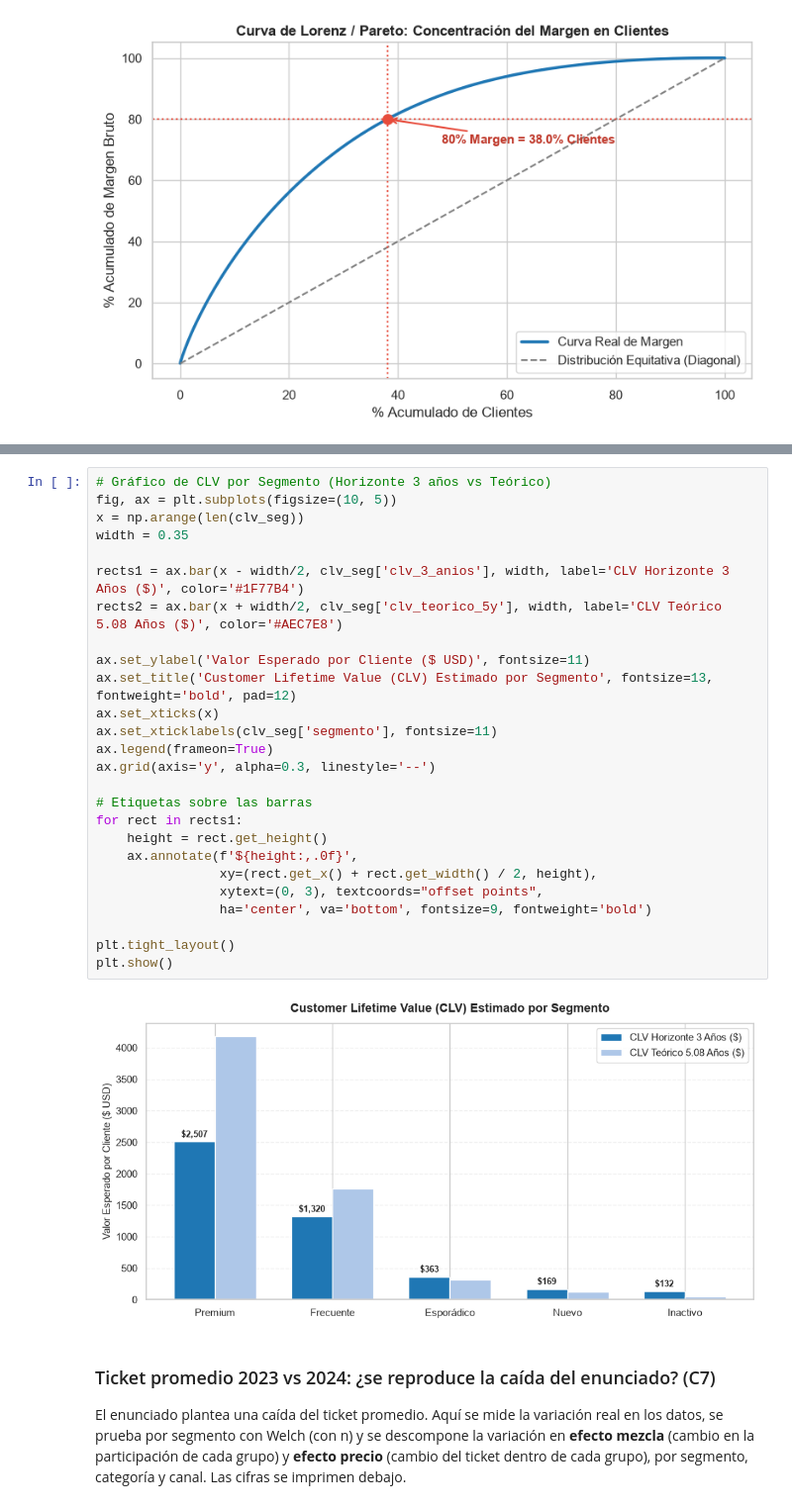
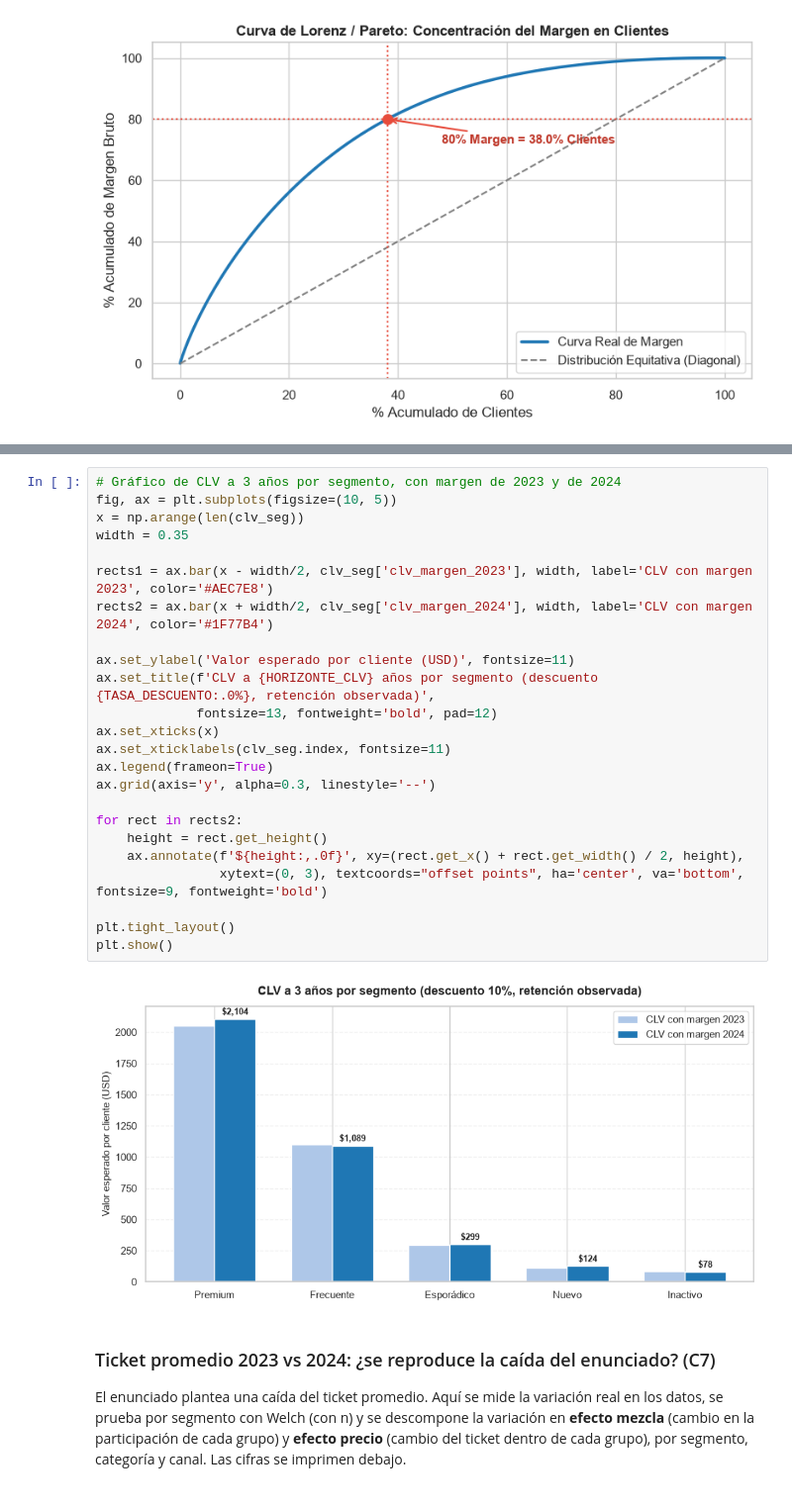
Before and after one commit to DanielAzuaje7/retailventure-intelligence, a Jupyter notebook: notebooks/02_A2_Rentabilidad.ipynb, the cells around one changed output, grey strips where cells are left out. Shown at 99% size. Drawn from its saved outputs; the diff is of its cells as text.

```diff
--- a/notebooks/02_A2_Rentabilidad.ipynb
+++ b/notebooks/02_A2_Rentabilidad.ipynb
@@ -476,31 +492,29 @@ mientras que 'Premium' concentra el comportamiento más fiel del período.
 # %%
-# Gráfico de CLV por Segmento (Horizonte 3 años vs Teórico)
+# Gráfico de CLV a 3 años por segmento, con margen de 2023 y de 2024
 fig, ax = plt.subplots(figsize=(10, 5))
 x = np.arange(len(clv_seg))
 width = 0.35
 
-rects1 = ax.bar(x - width/2, clv_seg['clv_3_anios'], width, label='CLV Horizonte 3 Años ($)', color='#1F77B4')
-rects2 = ax.bar(x + width/2, clv_seg['clv_teorico_5y'], width, label='CLV Teórico 5.08 Años ($)', color='#AEC7E8')
+rects1 = ax.bar(x - width/2, clv_seg['clv_margen_2023'], width, label='CLV con margen 2023', color='#AEC7E8')
+rects2 = ax.bar(x + width/2, clv_seg['clv_margen_2024'], width, label='CLV con margen 2024', color='#1F77B4')
 
-ax.set_ylabel('Valor Esperado por Cliente ($ USD)', fontsize=11)
-ax.set_title('Customer Lifetime Value (CLV) Estimado por Segmento', fontsize=13, fontweight='bold', pad=12)
+ax.set_ylabel('Valor esperado por cliente (USD)', fontsize=11)
+ax.set_title(f'CLV a {HORIZONTE_CLV} años por segmento (descuento {TASA_DESCUENTO:.0%}, retención observada)',
+             fontsize=13, fontweight='bold', pad=12)
 ax.set_xticks(x)
-ax.set_xticklabels(clv_seg['segmento'], fontsize=11)
+ax.set_xticklabels(clv_seg.index, fontsize=11)
 ax.legend(frameon=True)
 ax.grid(axis='y', alpha=0.3, linestyle='--')
 
-# Etiquetas sobre las barras
-for rect in rects1:
+for rect in rects2:
     height = rect.get_height()
-    ax.annotate(f'${height:,.0f}',
-                xy=(rect.get_x() + rect.get_width() / 2, height),
-                xytext=(0, 3), textcoords="offset points",
-                ha='center', va='bottom', fontsize=9, fontweight='bold')
+    ax.annotate(f'${height:,.0f}', xy=(rect.get_x() + rect.get_width() / 2, height),
+                xytext=(0, 3), textcoords="offset points", ha='center', va='bottom', fontsize=9, fontweight='bold')
 
 plt.tight_layout()
 plt.show()
 # %% [output]
-[figure, old version]
+[figure, new version]
 # %% [markdown]
 ### Ticket promedio 2023 vs 2024: ¿se reproduce la caída del enunciado? (C7)
 
```
Also changed, not shown: parts of 2 cells of this notebook, 2 other files.
